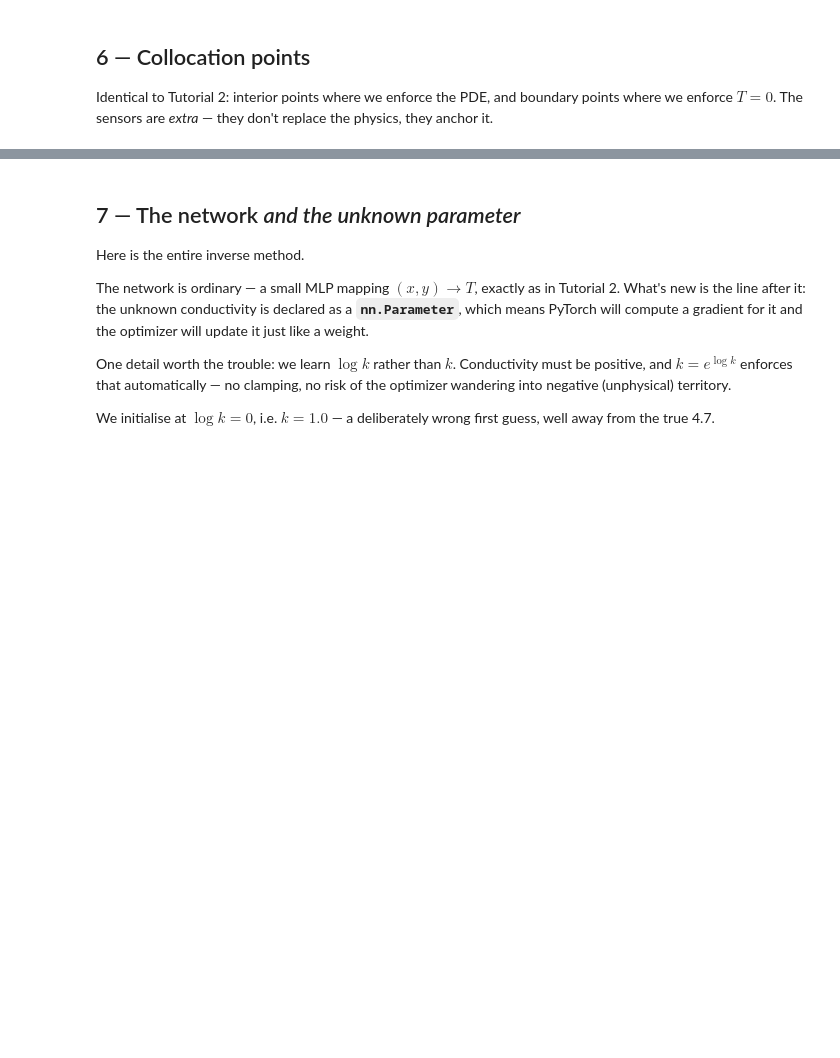
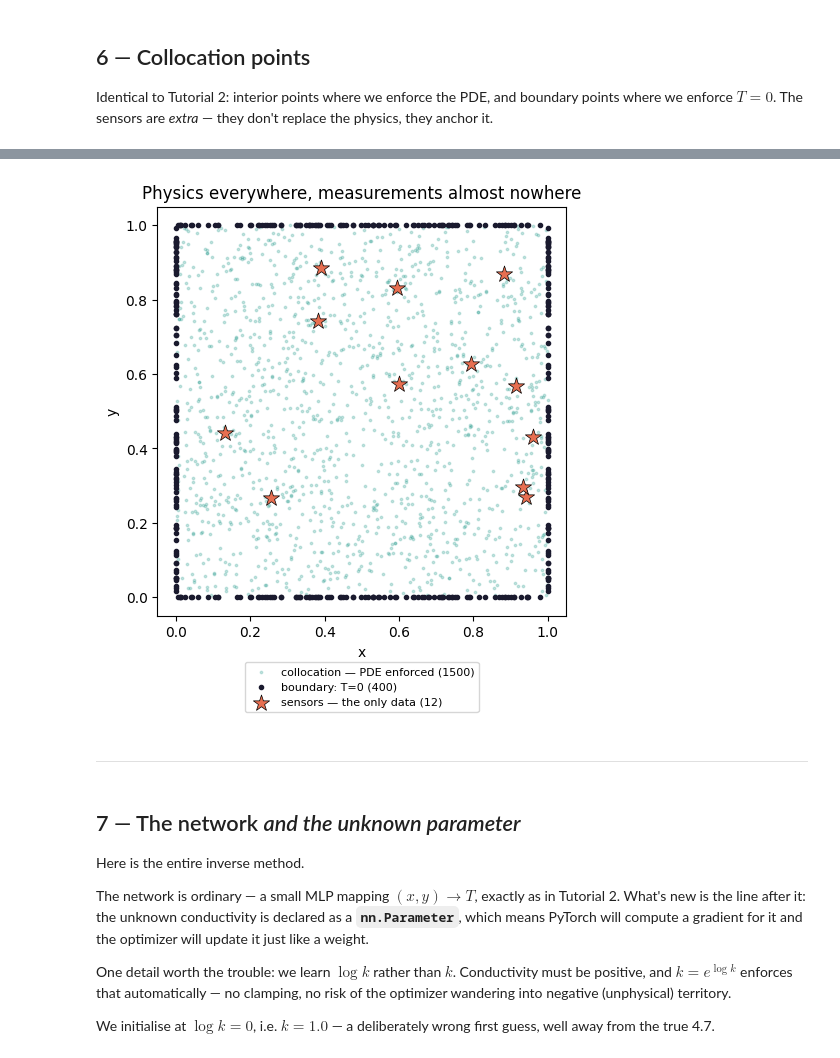
Before and after one commit to rraj-io/PINN_for_Mechanical_Engineer, a Jupyter notebook: PME_Tutorial_08/PME_Tutorial_08_inverse_problem.ipynb, the cells around one changed output, grey strips where cells are left out. Saved outputs shown, nothing was run; the diff lists cells and outputs as text; code cells hidden in the pictures; blank space fills up the shorter version.

```diff
--- a/PME_Tutorial_08/PME_Tutorial_08_inverse_problem.ipynb
+++ b/PME_Tutorial_08/PME_Tutorial_08_inverse_problem.ipynb
@@ -167,16 +204,22 @@ print(f"interior collocation: {N_f} | boundary: {4*N_b} | sensors: {N_SENSORS}")
 # %%
 # visualise: physics everywhere, data at a few points
 plt.figure(figsize=(5.6,5.6))
 plt.scatter(x_f.detach().cpu(), y_f.detach().cpu(), s=3, alpha=0.25, color="#2A9D8F",
             label=f"collocation — PDE enforced ({N_f})")
 plt.scatter(torch.cat([zeros,ones,x_b,x_b]).cpu(), torch.cat([y_b,y_b,zeros,ones]).cpu(),
             s=9, color="#1A1A2E", label=f"boundary: T=0 ({4*N_b})")
 plt.scatter(x_s.cpu(), y_s.cpu(), s=150, color="#E76F51", marker="*", zorder=5,
             edgecolors='k', linewidths=0.5, label=f"sensors — the only data ({N_SENSORS})")
 plt.xlabel("x"); plt.ylabel("y"); plt.gca().set_aspect("equal")
 plt.title("Physics everywhere, measurements almost nowhere")
 plt.legend(loc="upper center", bbox_to_anchor=(0.5,-0.10), fontsize=8)
-plt.tight_layout(); plt.show()
+plt.tight_layout()
+plt.savefig("t8_collocation.png", dpi=300)
+plt.show()
+# %% [output]
+[figure, added]
+# %% [markdown]
+---
 # %% [markdown]
 ## 7 — The network *and the unknown parameter*
 
```
Also changed, not shown: parts of 28 cells of this notebook.
